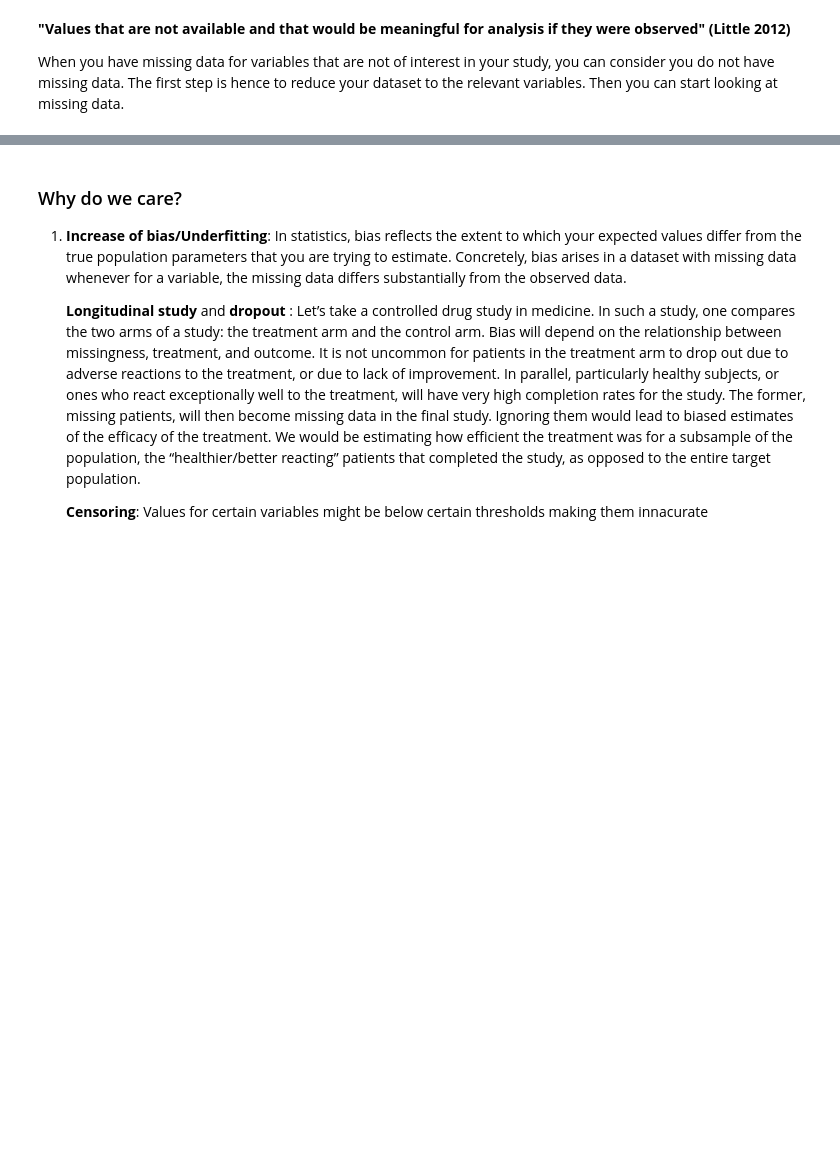
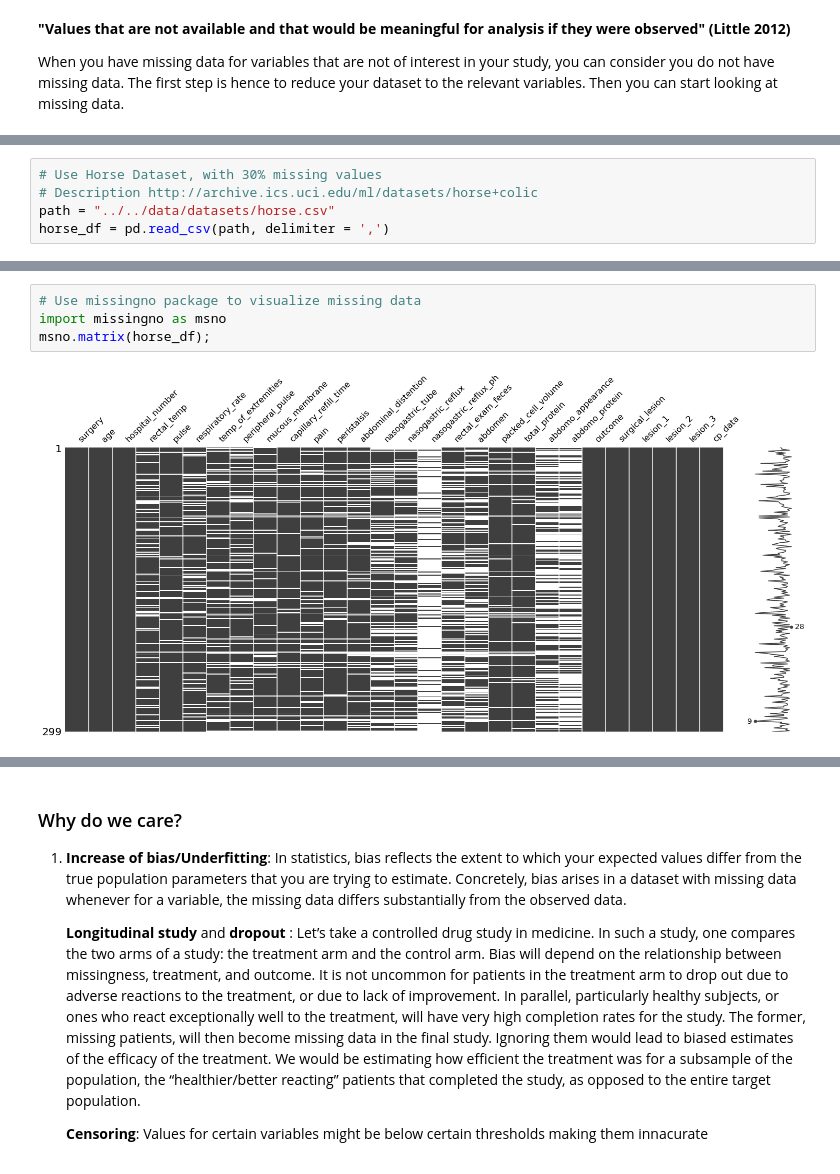
Before and after one commit to patricieni/ICM, a Jupyter notebook: code/notebooks/ODSC_London_2018.ipynb, the cells around one changed output, grey strips where cells are left out. Drawn from its saved outputs; the diff is of its cells as text; blank space fills up the shorter version.

```diff
--- a/code/notebooks/ODSC_London_2018.ipynb
+++ b/code/notebooks/ODSC_London_2018.ipynb
@@ -27,0 +29,5 @@ When you have missing data for variables that are not of interest in your study,
+# %%
+# Use Horse Dataset, with 30% missing values
+# Description http://archive.ics.uci.edu/ml/datasets/horse+colic
+path = "../../data/datasets/horse.csv"
+horse_df = pd.read_csv(path, delimiter = ',')
@@ -27,0 +77,6 @@ When you have missing data for variables that are not of interest in your study,
+# %%
+# Use missingno package to visualize missing data
+import missingno as msno
+msno.matrix(horse_df);
+# %% [output]
+[figure, added]
```
Also changed, not shown: parts of 25 cells of this notebook.
